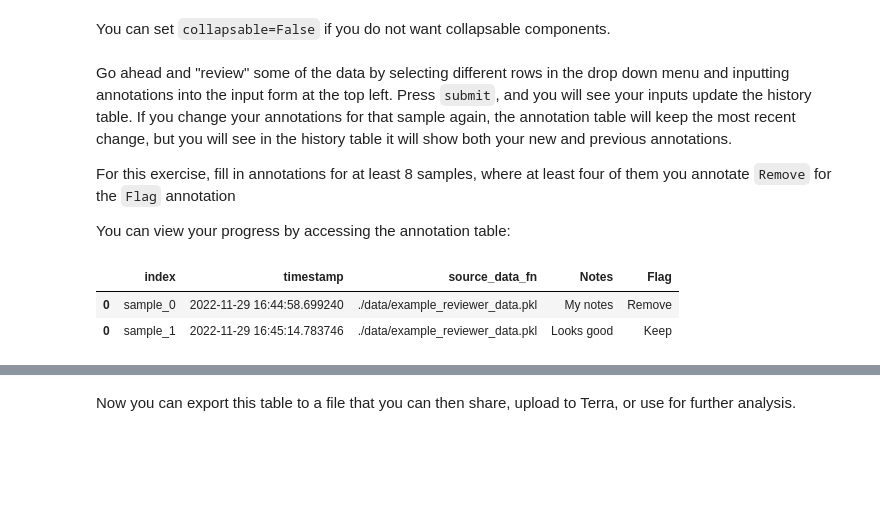
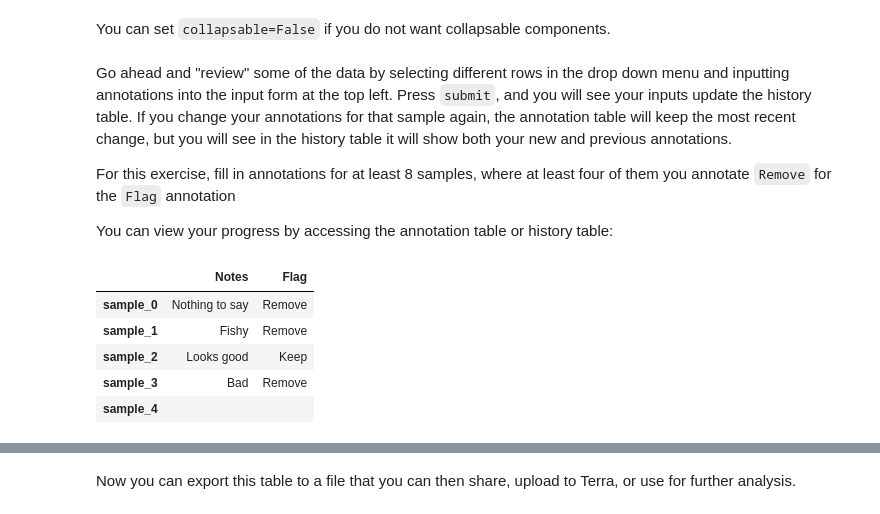
Before and after one commit to getzlab/AnnoMate, a Jupyter notebook: example_notebooks/Intro_to_Reviewers.ipynb, the cells around one changed output, grey strips where cells are left out. Cells and saved outputs as stored; diff of their text form; code cells hidden in the pictures; blank space fills up the shorter version.

Commit message:
annotation display update tutorials and debug

```diff
--- a/example_notebooks/Intro_to_Reviewers.ipynb
+++ b/example_notebooks/Intro_to_Reviewers.ipynb
@@ -206,11 +206,14 @@ Go ahead and "review" some of the data by selecting different rows in the drop d
 
 For this exercise, fill in annotations for at least 8 samples, where at least four of them you annotate `Remove` for the `Flag` annotation
 
-You can view your progress by accessing the annotation table:
+You can view your progress by accessing the annotation table or history table:
 # %%
 # only viewing samples with annotations
-my_reviewer.get_history().dropna()
+my_reviewer.get_annot().head()
 # %% [output]
-|  | index | timestamp | source_data_fn | Notes | Flag |
-| 0 | sample_0 | 2022-11-29 16:44:58.699240 | ./data/example_reviewer_data.pkl | My notes | Remove |
-| 0 | sample_1 | 2022-11-29 16:45:14.783746 | ./data/example_reviewer_data.pkl | Looks good | Keep |
+|  | Notes | Flag |
+| sample_0 | Nothing to say | Remove |
+| sample_1 | Fishy | Remove |
+| sample_2 | Looks good | Keep |
+| sample_3 | Bad | Remove |
+| sample_4 |  |  |
```
Also changed, not shown: parts of 20 cells of this notebook, 7 other files.
